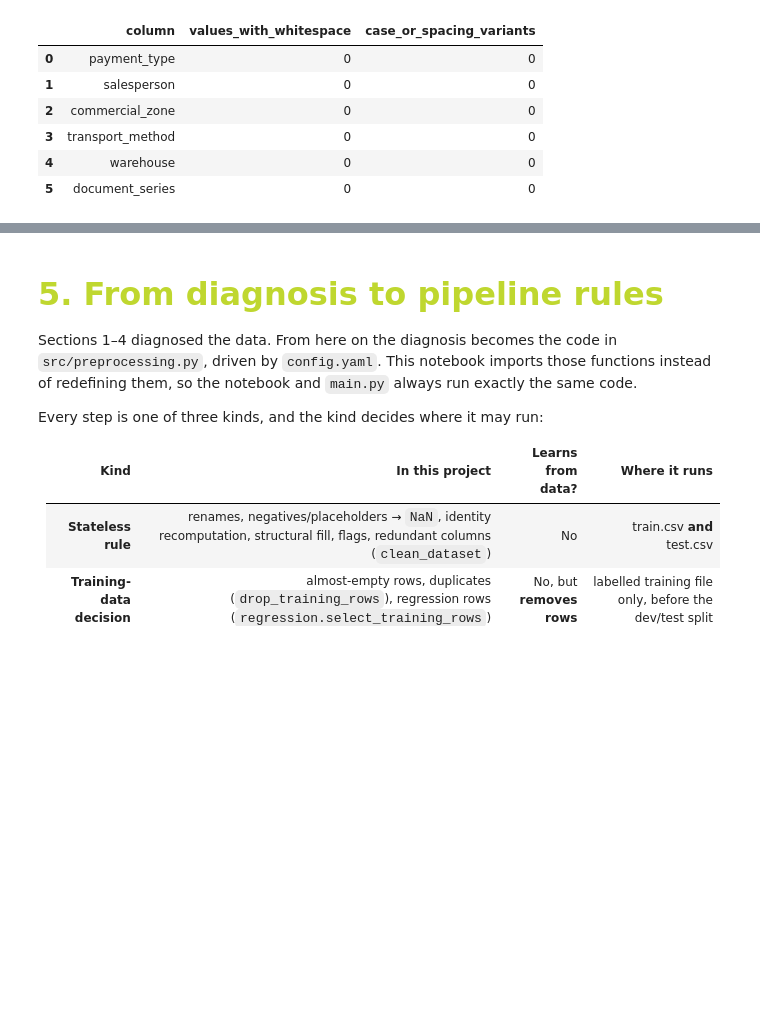
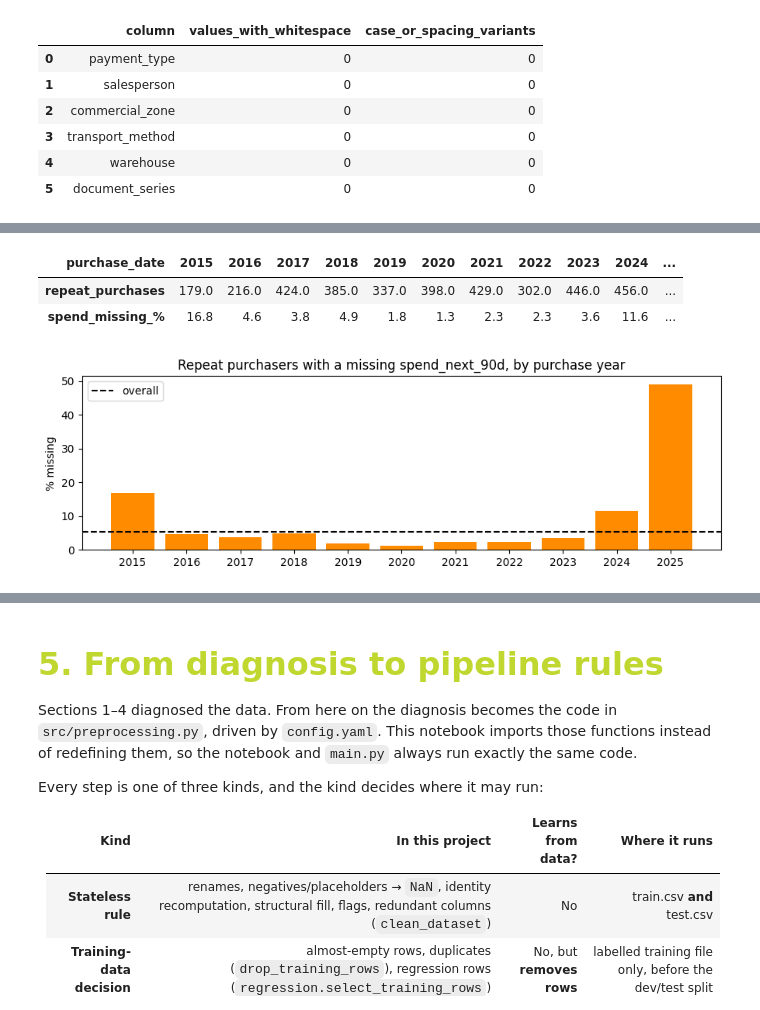
Before and after one commit to luisrafaelsoeiro/ETAI_Project, a Jupyter notebook: preprocessing.ipynb, the cells around one changed output, grey strips where cells are left out. Drawn from its saved outputs; the diff is of its cells as text; code cells hidden in the pictures; blank space fills up the shorter version.

```diff
--- a/preprocessing.ipynb
+++ b/preprocessing.ipynb
@@ -478,0 +271,24 @@ for feature in categorical_features:
+# %%
+repeaters = train_clean.loc[train_clean["repeat_purchase_90d"].eq(1)]
+spend_missing = repeaters["spend_next_90d"].isna()
+
+rows = []
+for feature in prep_cfg["numeric_features"]:
+    missing_values = repeaters.loc[spend_missing, feature].dropna()
+    observed_values = repeaters.loc[~spend_missing, feature].dropna()
+    rows.append({"feature": feature, "test": "Mann-Whitney",
+                 "median_missing": missing_values.median(), "median_observed": observed_values.median(),
+                 "p_value": stats.mannwhitneyu(missing_values, observed_values).pvalue})
+for feature in prep_cfg["categorical_features"]:
+    values = repeaters[feature].fillna("missing")
+    values = values.where(values.map(values.value_counts()).ge(30), "rare")
+    rows.append({"feature": feature, "test": "chi-squared",
+                 "p_value": stats.chi2_contingency(pd.crosstab(spend_missing, values))[1]})
+
+target_missing_tests = pd.DataFrame(rows).sort_values("p_value").reset_index(drop=True)
+threshold = 0.05 / len(target_missing_tests)
+target_missing_tests["related"] = target_missing_tests["p_value"] < threshold
+print(f"Repeat purchasers: {len(repeaters)}, spend missing: {int(spend_missing.sum())} ({100 * spend_missing.mean():.1f}%)")
+print(f"{int(target_missing_tests['related'].sum())} of {len(target_missing_tests)} features are related to the missing spend "
+      f"(Bonferroni threshold {threshold:.4f})")
+display(target_missing_tests.head(10).round(4))
@@ -478,0 +309,21 @@ for feature in categorical_features:
+# %%
+purchase_year = pd.to_datetime(repeaters["purchase_date"]).dt.year
+by_year = pd.DataFrame({
+    "repeat_purchases": purchase_year.value_counts().sort_index(),
+    "spend_missing_%": spend_missing.groupby(purchase_year).mean().mul(100).round(1),
+})
+display(by_year.T)
+
+fig, ax = plt.subplots(figsize=(9, 3))
+ax.bar(by_year.index.astype(str), by_year["spend_missing_%"], color="darkorange")
+ax.axhline(100 * spend_missing.mean(), linestyle="--", color="black", label="overall")
+ax.set_title("Repeat purchasers with a missing spend_next_90d, by purchase year")
+ax.set_ylabel("% missing")
+ax.legend()
+plt.tight_layout()
+plt.show()
+# %% [output]
+| purchase_date | 2015 | 2016 | 2017 | 2018 | 2019 | 2020 | 2021 | 2022 | 2023 | 2024 | ... |
+| repeat_purchases | 179.0 | 216.0 | 424.0 | 385.0 | 337.0 | 398.0 | 429.0 | 302.0 | 446.0 | 456.0 | ... |
+| spend_missing_% | 16.8 | 4.6 | 3.8 | 4.9 | 1.8 | 1.3 | 2.3 | 2.3 | 3.6 | 11.6 | ... |
+[figure, added]
```
Also changed, not shown: parts of 61 cells of this notebook, 4 other files.
